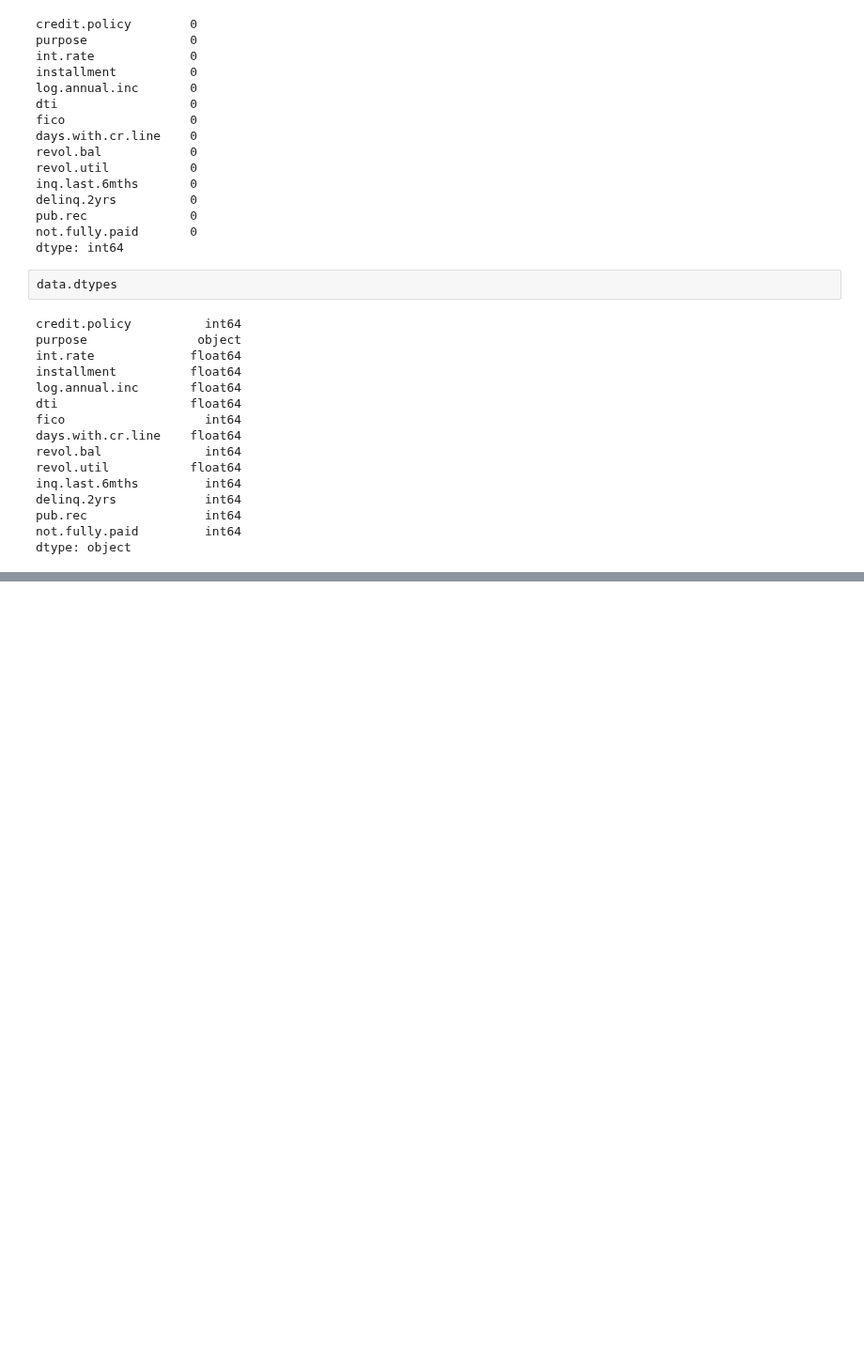
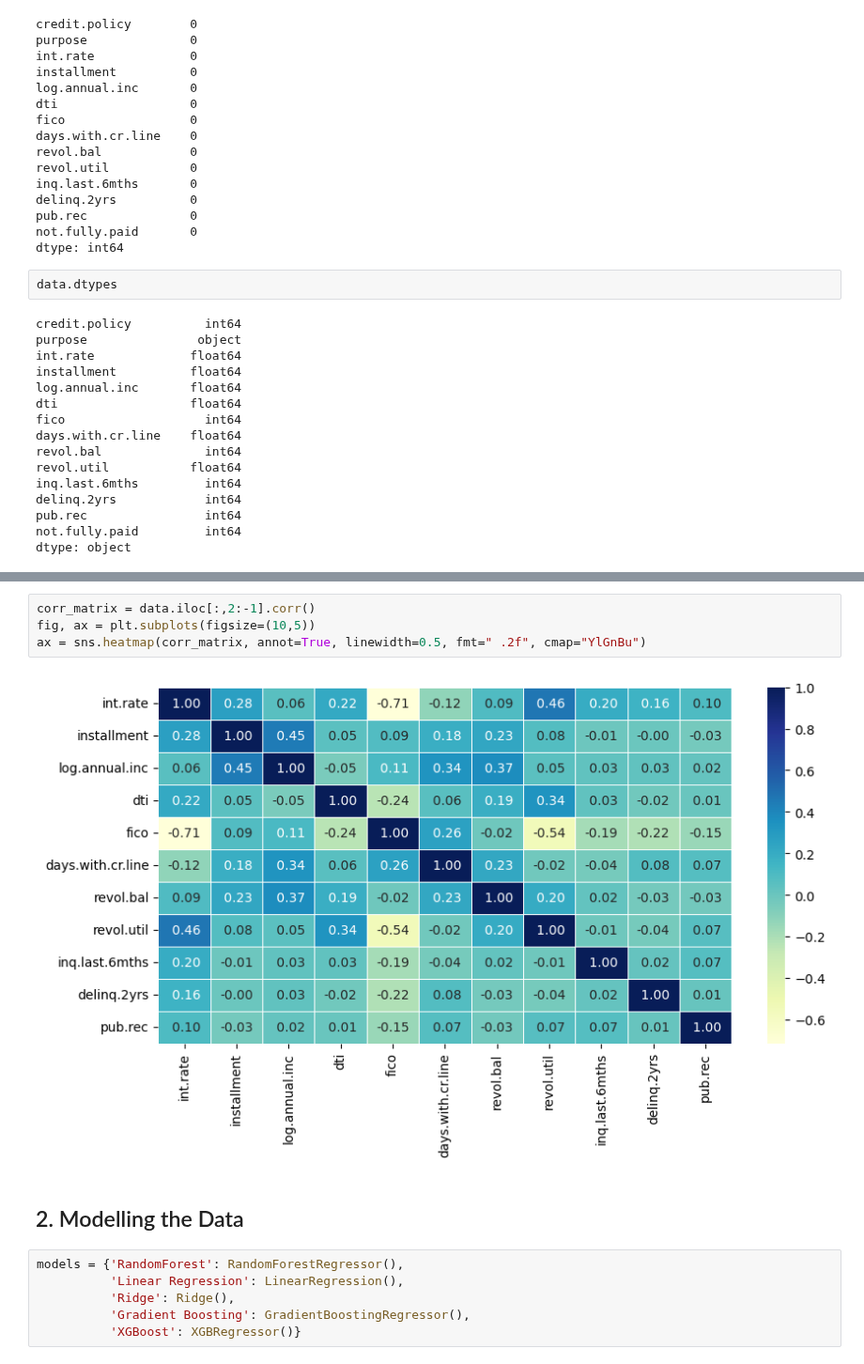
Before and after one commit to devern-DZZC/Interest-Rate-Prediction, a Jupyter notebook: Loan-Interest-Rate-Prediction.ipynb, the cells around one changed output, grey strips where cells are left out. Shown at 94% size. Cells and saved outputs as stored; diff of their text form; blank space fills up the shorter version.

Commit message:
Evaluating different models

```diff
--- a/Loan-Interest-Rate-Prediction.ipynb
+++ b/Loan-Interest-Rate-Prediction.ipynb
@@ -64,0 +98,14 @@ dtype: object
+# %%
+corr_matrix = data.iloc[:,2:-1].corr()
+fig, ax = plt.subplots(figsize=(10,5))
+ax = sns.heatmap(corr_matrix, annot=True, linewidth=0.5, fmt=" .2f", cmap="YlGnBu")
+# %% [output]
+[figure, added]
+# %% [markdown]
+## 2. Modelling the Data
+# %%
+models = {'RandomForest': RandomForestRegressor(),
+          'Linear Regression': LinearRegression(),
+          'Ridge': Ridge(),
+          'Gradient Boosting': GradientBoostingRegressor(),
+          'XGBoost': XGBRegressor()}
```
Also changed, not shown: parts of 9 cells of this notebook.
